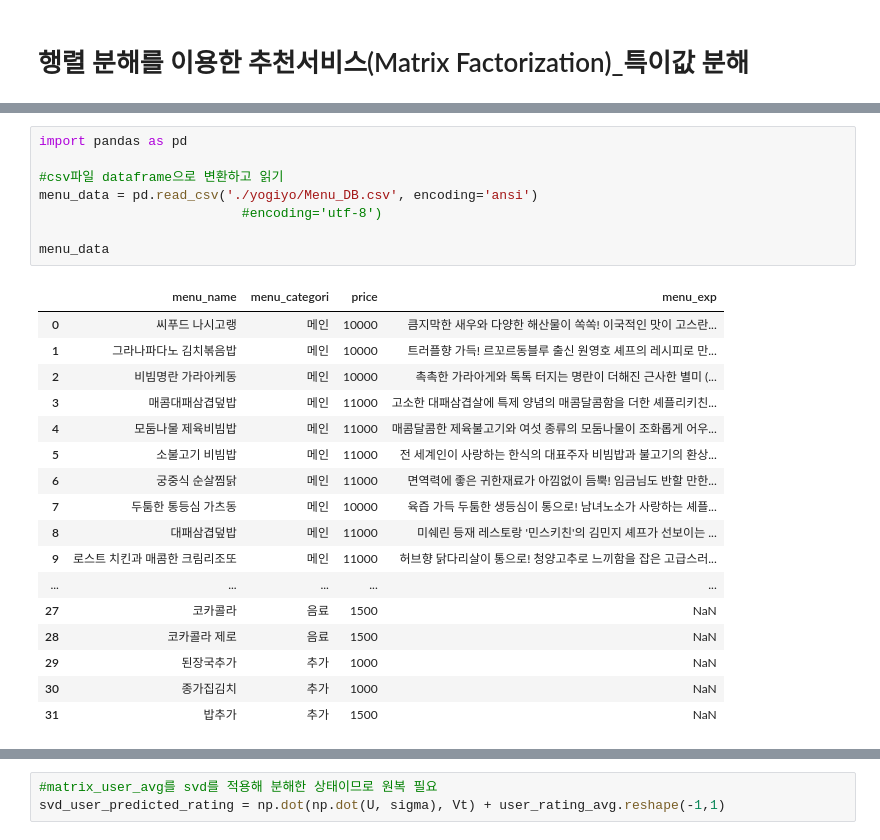
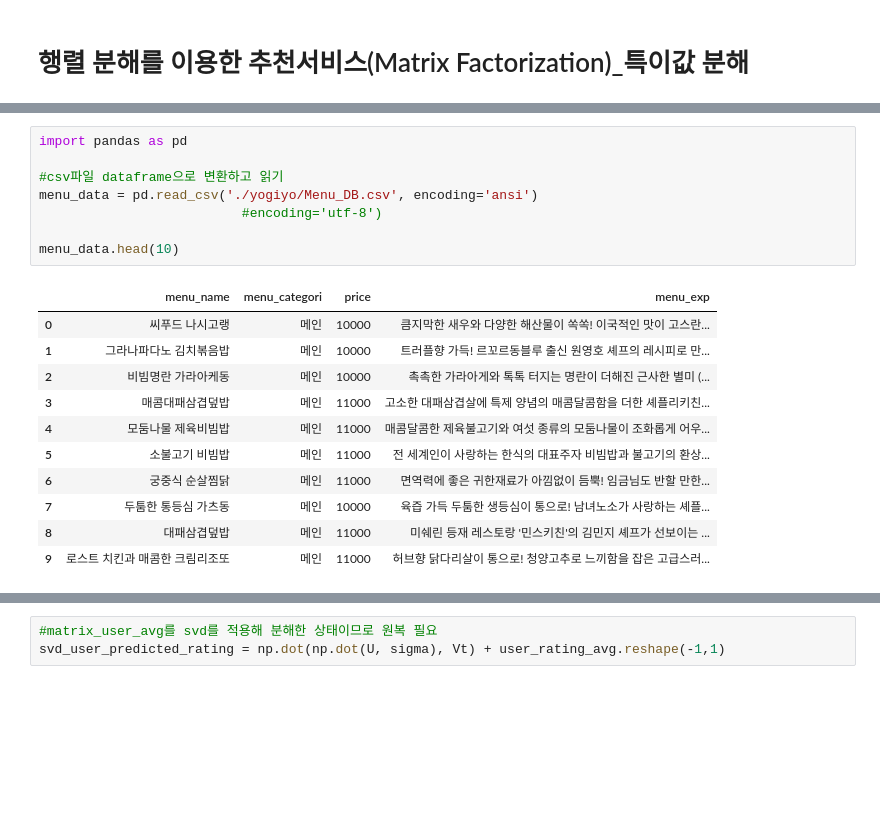
Before and after one commit to lee-dk/Final_Project, a Jupyter notebook: yogiyo/yogiyo(Matrix Factorization).ipynb, the cells around one changed output, grey strips where cells are left out. Saved outputs shown, nothing was run; the diff lists cells and outputs as text; blank space fills up the shorter version.

```diff
--- a/yogiyo/yogiyo(Matrix Factorization).ipynb
+++ b/yogiyo/yogiyo(Matrix Factorization).ipynb
@@ -27,29 +27,23 @@ review_data_2#.head(5)
 # %%
 import pandas as pd
 
 #csv파일 dataframe으로 변환하고 읽기
 menu_data = pd.read_csv('./yogiyo/Menu_DB.csv', encoding='ansi')
                           #encoding='utf-8')
 
-menu_data
+menu_data.head(10)
 # %% [output]
 |  | menu_name | menu_categori | price | menu_exp |
 | 0 | 씨푸드 나시고랭 | 메인 | 10000 | 큼지막한 새우와 다양한 해산물이 쏙쏙! 이국적인 맛이 고스란... |
 | 1 | 그라나파다노 김치볶음밥 | 메인 | 10000 | 트러플향 가득! 르꼬르동블루 출신 원영호 셰프의 레시피로 만... |
 | 2 | 비빔명란 가라아케동 | 메인 | 10000 | 촉촉한 가라아게와 톡톡 터지는 명란이 더해진 근사한 별미 (... |
 | 3 | 매콤대패삼겹덮밥 | 메인 | 11000 | 고소한 대패삼겹살에 특제 양념의 매콤달콤함을 더한 셰플리키친... |
 | 4 | 모둠나물 제육비빔밥 | 메인 | 11000 | 매콤달콤한 제육불고기와 여섯 종류의 모둠나물이 조화롭게 어우... |
 | 5 | 소불고기 비빔밥 | 메인 | 11000 | 전 세계인이 사랑하는 한식의 대표주자 비빔밥과 불고기의 환상... |
 | 6 | 궁중식 순살찜닭 | 메인 | 11000 | 면역력에 좋은 귀한재료가 아낌없이 듬뿍! 임금님도 반할 만한... |
 | 7 | 두툼한 통등심 가츠동 | 메인 | 10000 | 육즙 가득 두툼한 생등심이 통으로! 남녀노소가 사랑하는 셰플... |
 | 8 | 대패삼겹덮밥 | 메인 | 11000 | 미쉐린 등재 레스토랑 '민스키친'의 김민지 셰프가 선보이는 ... |
 | 9 | 로스트 치킨과 매콤한 크림리조또 | 메인 | 11000 | 허브향 닭다리살이 통으로! 청양고추로 느끼함을 잡은 고급스러... |
-| ... | ... | ... | ... | ... |
-| 27 | 코카콜라 | 음료 | 1500 | NaN |
-| 28 | 코카콜라 제로 | 음료 | 1500 | NaN |
-| 29 | 된장국추가 | 추가 | 1000 | NaN |
-| 30 | 종가집김치 | 추가 | 1000 | NaN |
-| 31 | 밥추가 | 추가 | 1500 | NaN |
 # %%
 #menu_data, review_data_2 merge 시키기
 merge_data = pd.merge(review_data_2, menu_data, left_on='order_item',
```
Also changed, not shown: parts of 16 cells of this notebook.
